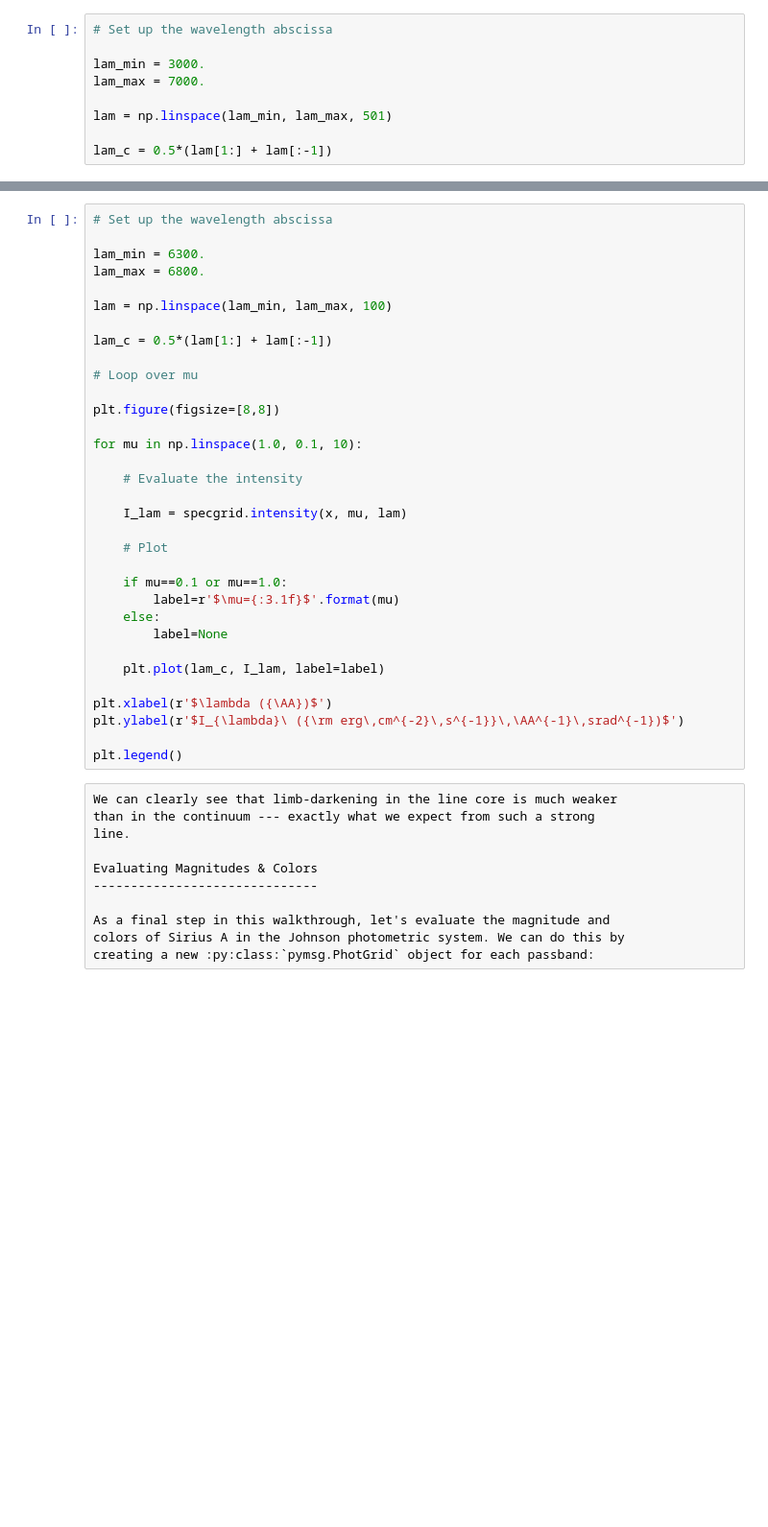
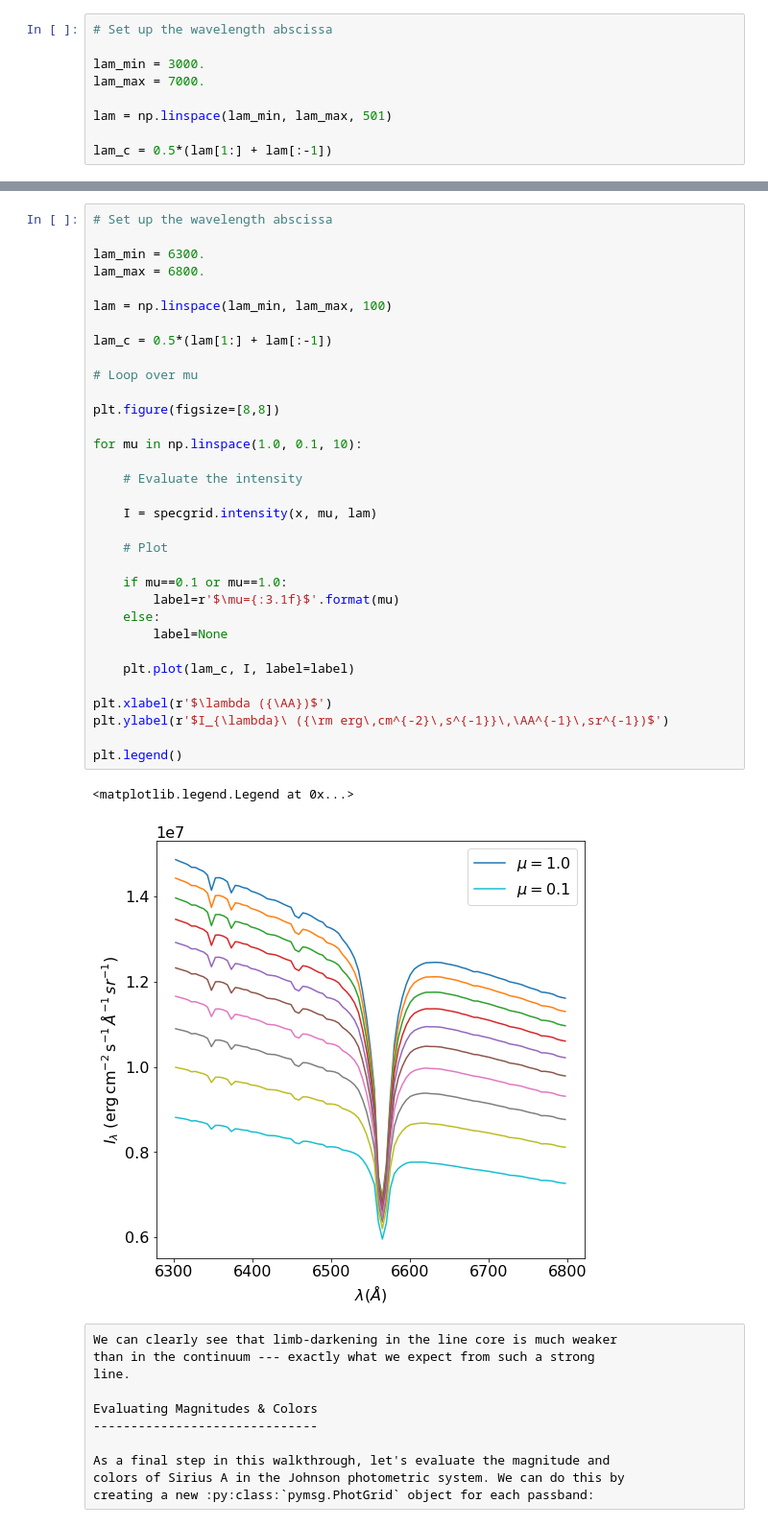
Before and after one commit to rhdtownsend/msg, a Jupyter notebook: docs/source/user-guide/walkthroughs/python-walkthrough.ipynb, the cells around one changed output, grey strips where cells are left out. Shown at 96% size. Cells and saved outputs as stored; diff of their text form; blank space fills up the shorter version.

```diff
--- a/docs/source/user-guide/walkthroughs/python-walkthrough.ipynb
+++ b/docs/source/user-guide/walkthroughs/python-walkthrough.ipynb
@@ -144,36 +152,39 @@ values of the emergence direction cosine :math:`\mu=0.1,0.2,\ldots,1.0`.
 # %%
 # Set up the wavelength abscissa
 
 lam_min = 6300.
 lam_max = 6800.
 
 lam = np.linspace(lam_min, lam_max, 100)
 
 lam_c = 0.5*(lam[1:] + lam[:-1])
 
 # Loop over mu
 
 plt.figure(figsize=[8,8])
 
 for mu in np.linspace(1.0, 0.1, 10):
 
     # Evaluate the intensity
 
-    I_lam = specgrid.intensity(x, mu, lam)
+    I = specgrid.intensity(x, mu, lam)
 
     # Plot
 
     if mu==0.1 or mu==1.0:
         label=r'$\mu={:3.1f}$'.format(mu)
     else:
         label=None
 
-    plt.plot(lam_c, I_lam, label=label)
+    plt.plot(lam_c, I, label=label)
 
 plt.xlabel(r'$\lambda ({\AA})$')
-plt.ylabel(r'$I_{\lambda}\ ({\rm erg\,cm^{-2}\,s^{-1}}\,\AA^{-1}\,srad^{-1})$')
+plt.ylabel(r'$I_{\lambda}\ ({\rm erg\,cm^{-2}\,s^{-1}}\,\AA^{-1}\,sr^{-1})$')
 
 plt.legend()
+# %% [output]
+<matplotlib.legend.Legend at 0x...>
+[figure, added]
 # %% [raw]
 We can clearly see that limb-darkening in the line core is much weaker
 than in the continuum --- exactly what we expect from such a strong
```
Also changed, not shown: parts of 14 cells of this notebook, 10 other files.
